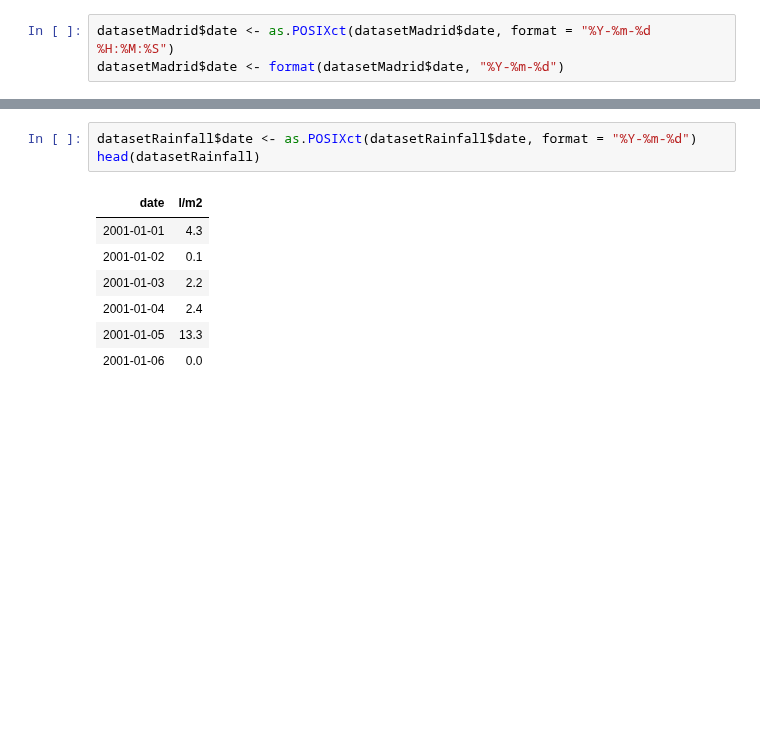
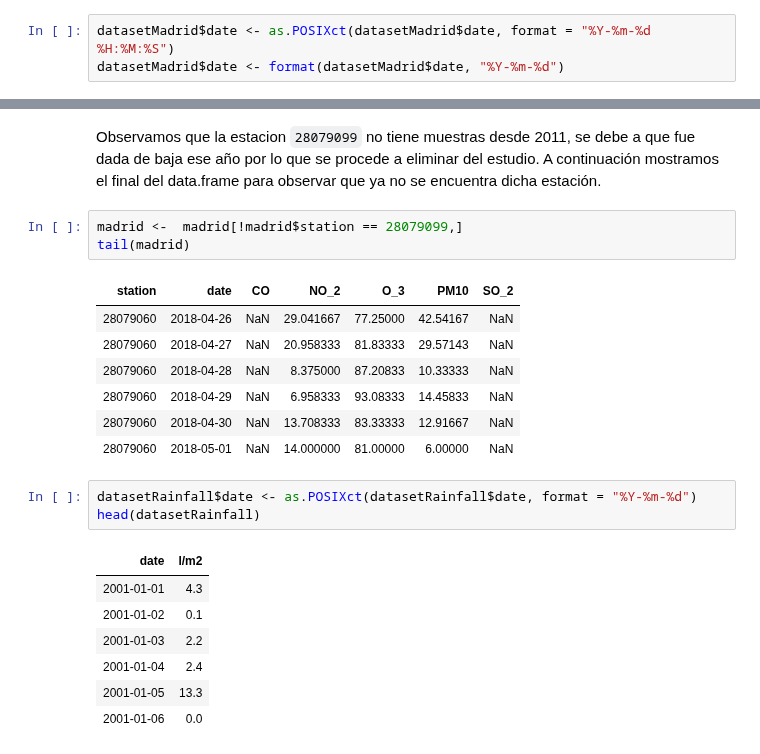
Before and after one commit to manumonforte/DataMining-BigDataParadigm, a Jupyter notebook: Estudio.ipynb, the cells around one changed output, grey strips where cells are left out. Cells and saved outputs as stored; diff of their text form; blank space fills up the shorter version.

```diff
--- a/Estudio.ipynb
+++ b/Estudio.ipynb
@@ -322,3 +304,16 @@ Ahora debemos cambiar el formato de la fecha del dataFrame rainfall para cruzar
+# %% [markdown]
+Observamos que la estacion `28079099` no tiene muestras desde 2011, se debe a que fue dada de baja ese año por lo que se procede a eliminar del estudio. A continuación mostramos el final del data.frame para observar que ya no se encuentra dicha estación.
+# %%
+madrid <-  madrid[!madrid$station == 28079099,]
+tail(madrid)
+# %% [output]
+| station | date | CO | NO_2 | O_3 | PM10 | SO_2 |
+| 28079060 | 2018-04-26 | NaN | 29.041667 | 77.25000 | 42.54167 | NaN |
+| 28079060 | 2018-04-27 | NaN | 20.958333 | 81.83333 | 29.57143 | NaN |
+| 28079060 | 2018-04-28 | NaN | 8.375000 | 87.20833 | 10.33333 | NaN |
+| 28079060 | 2018-04-29 | NaN | 6.958333 | 93.08333 | 14.45833 | NaN |
+| 28079060 | 2018-04-30 | NaN | 13.708333 | 83.33333 | 12.91667 | NaN |
+| 28079060 | 2018-05-01 | NaN | 14.000000 | 81.00000 | 6.00000 | NaN |
 # %%
 datasetRainfall$date <- as.POSIXct(datasetRainfall$date, format = "%Y-%m-%d")
 head(datasetRainfall)
```
Also changed, not shown: parts of 14 cells of this notebook.
